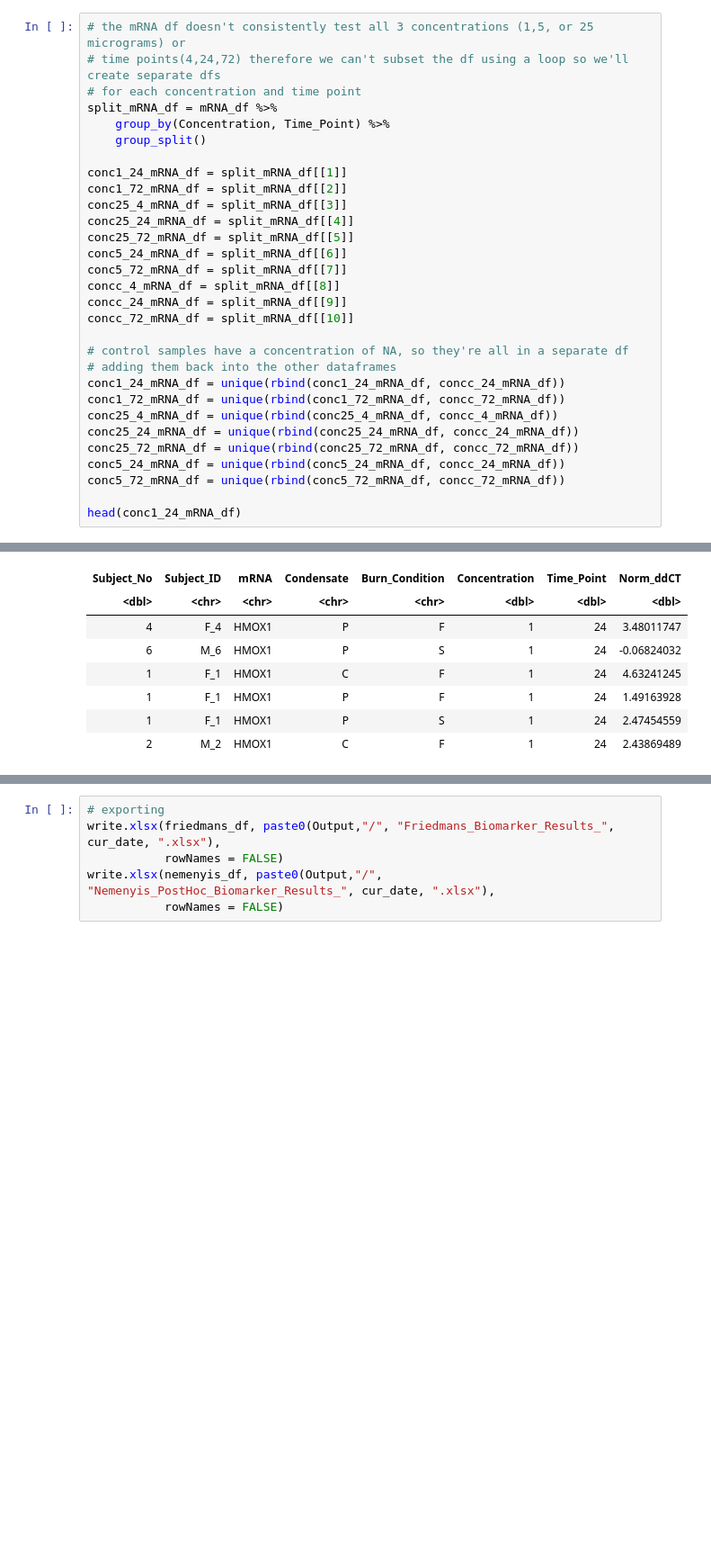
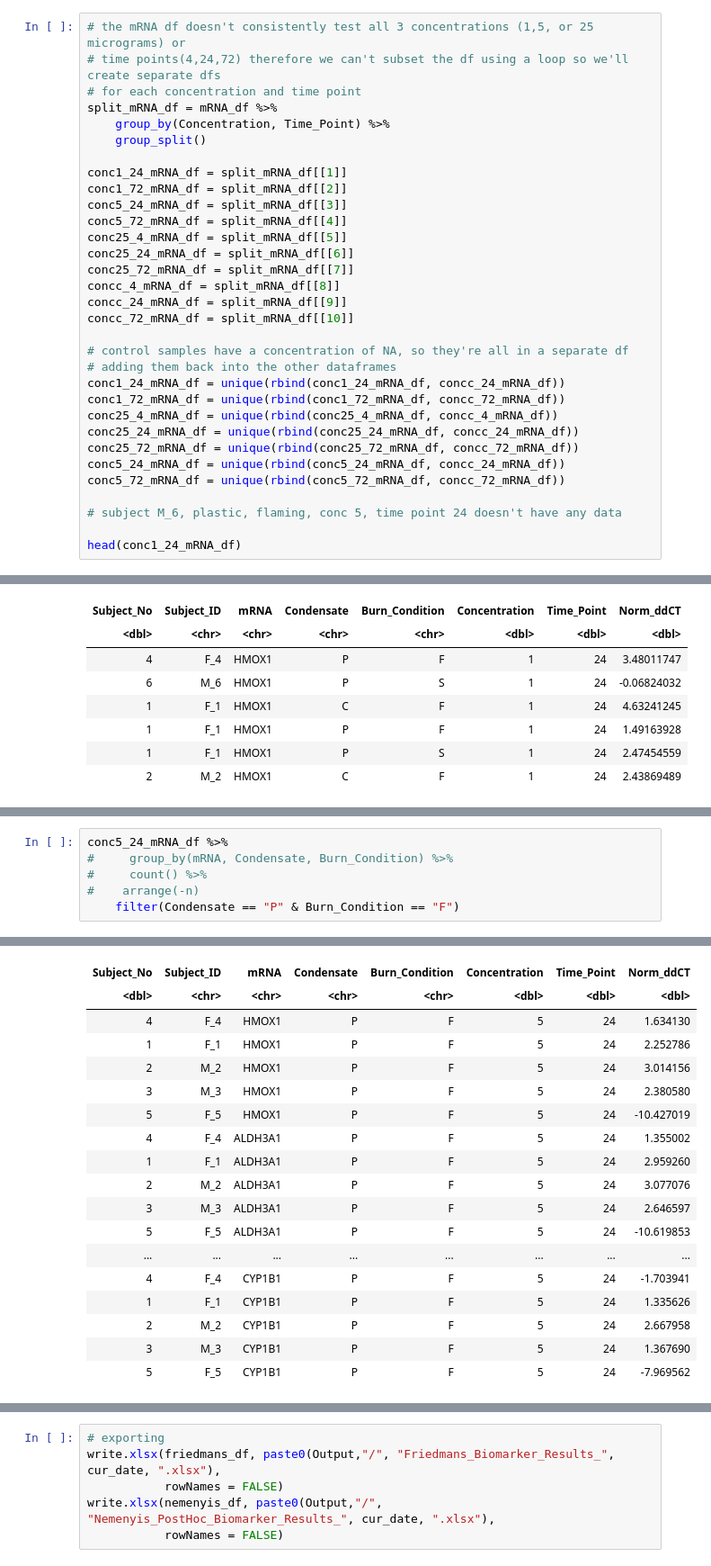
Before and after one commit to UNC-CEMALB/Burn-pit-smoke-condensate-mediated-toxicity-in-human-airway-epithelial-cells-, a Jupyter notebook: 2. Biomarker Distribution Analysis/Biomarker Friedman Analysis.ipynb, the cells around one changed output, grey strips where cells are left out. Shown at 90% size. Drawn from its saved outputs; the diff is of its cells as text; blank space fills up the shorter version.

```diff
--- a/2. Biomarker Distribution Analysis/Biomarker Friedman Analysis.ipynb
+++ b/2. Biomarker Distribution Analysis/Biomarker Friedman Analysis.ipynb
@@ -195,11 +208,11 @@ split_mRNA_df = mRNA_df %>%
 
 conc1_24_mRNA_df = split_mRNA_df[[1]]
 conc1_72_mRNA_df = split_mRNA_df[[2]]
-conc25_4_mRNA_df = split_mRNA_df[[3]]
-conc25_24_mRNA_df = split_mRNA_df[[4]]
-conc25_72_mRNA_df = split_mRNA_df[[5]]
-conc5_24_mRNA_df = split_mRNA_df[[6]]
-conc5_72_mRNA_df = split_mRNA_df[[7]]
+conc5_24_mRNA_df = split_mRNA_df[[3]]
+conc5_72_mRNA_df = split_mRNA_df[[4]]
+conc25_4_mRNA_df = split_mRNA_df[[5]]
+conc25_24_mRNA_df = split_mRNA_df[[6]]
+conc25_72_mRNA_df = split_mRNA_df[[7]]
 concc_4_mRNA_df = split_mRNA_df[[8]]
 concc_24_mRNA_df = split_mRNA_df[[9]]
 concc_72_mRNA_df = split_mRNA_df[[10]]
@@ -214,6 +227,8 @@ conc25_72_mRNA_df = unique(rbind(conc25_72_mRNA_df, concc_72_mRNA_df))
 conc5_24_mRNA_df = unique(rbind(conc5_24_mRNA_df, concc_24_mRNA_df))
 conc5_72_mRNA_df = unique(rbind(conc5_72_mRNA_df, concc_72_mRNA_df))
 
+# subject M_6, plastic, flaming, conc 5, time point 24 doesn't have any data
+
 head(conc1_24_mRNA_df)
 # %% [output]
 A tibble: 6 × 8
@@ -346,2 +361,9 @@ Warning message in friedmans_burn_condition_v2(conc1_72_mRNA_df, "Norm_ddCT", "m
 “NaNs produced”
 ERROR: Error in friedman.test.default(filtered_df[[value]], filtered_df$Burn_Condition, : not an unreplicated complete block design
+# %%
+conc5_24_mRNA_df %>%
+#     group_by(mRNA, Condensate, Burn_Condition) %>%
+#     count() %>%
+#    arrange(-n)
+    filter(Condensate == "P" & Burn_Condition == "F")
+# %% [output]
@@ -348,3 +371,21 @@ ERROR: Error in friedman.test.default(filtered_df[[value]], filtered_df$Burn_Con
+| Subject_No | Subject_ID | mRNA | Condensate | Burn_Condition | Concentration | Time_Point | Norm_ddCT |
+| <dbl> | <chr> | <chr> | <chr> | <chr> | <dbl> | <dbl> | <dbl> |
+| 4 | F_4 | HMOX1 | P | F | 5 | 24 | 1.634130 |
+| 1 | F_1 | HMOX1 | P | F | 5 | 24 | 2.252786 |
+| 2 | M_2 | HMOX1 | P | F | 5 | 24 | 3.014156 |
+| 3 | M_3 | HMOX1 | P | F | 5 | 24 | 2.380580 |
+| 5 | F_5 | HMOX1 | P | F | 5 | 24 | -10.427019 |
+| 4 | F_4 | ALDH3A1 | P | F | 5 | 24 | 1.355002 |
+| 1 | F_1 | ALDH3A1 | P | F | 5 | 24 | 2.959260 |
+| 2 | M_2 | ALDH3A1 | P | F | 5 | 24 | 3.077076 |
+| 3 | M_3 | ALDH3A1 | P | F | 5 | 24 | 2.646597 |
+| 5 | F_5 | ALDH3A1 | P | F | 5 | 24 | -10.619853 |
+| ... | ... | ... | ... | ... | ... | ... | ... |
+| 4 | F_4 | CYP1B1 | P | F | 5 | 24 | -1.703941 |
+| 1 | F_1 | CYP1B1 | P | F | 5 | 24 | 1.335626 |
+| 2 | M_2 | CYP1B1 | P | F | 5 | 24 | 2.667958 |
+| 3 | M_3 | CYP1B1 | P | F | 5 | 24 | 1.367690 |
+| 5 | F_5 | CYP1B1 | P | F | 5 | 24 | -7.969562 |
 # %%
 # creating 1 df
 friedmans_df = rbind(cytokine_friedmans[[1]], proteomics_25_friedmans[[1]], proteomics_5_friedmans[[1]],
```
Also changed, not shown: parts of 3 cells of this notebook.
